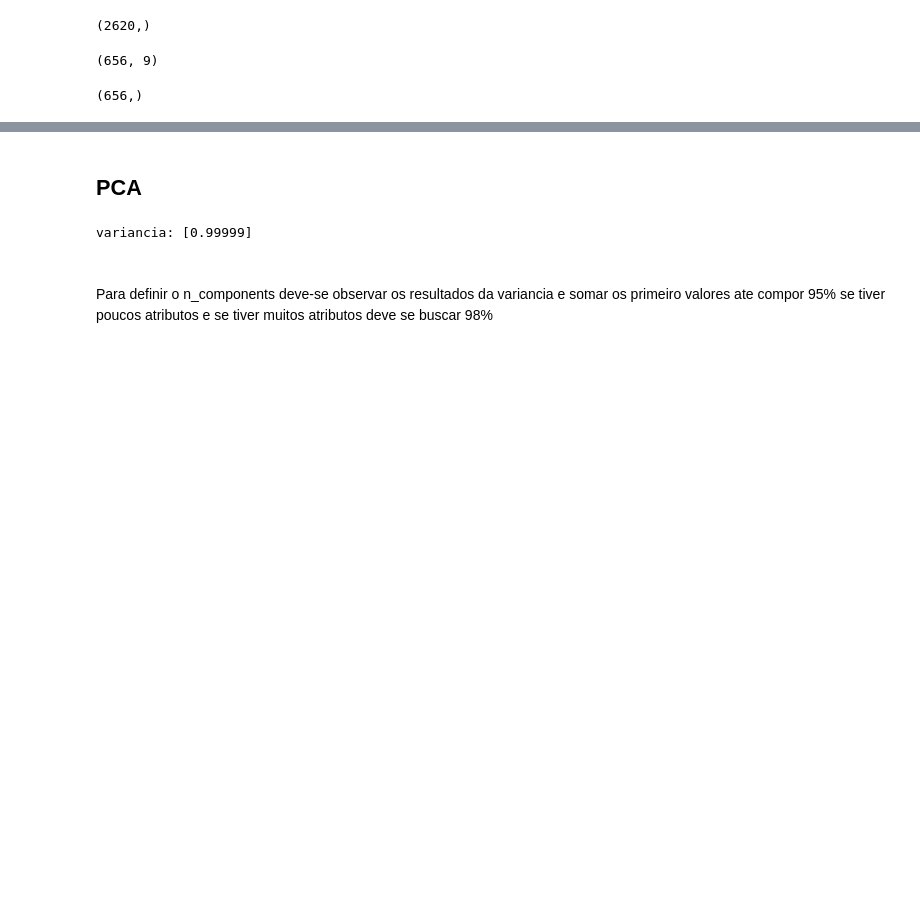
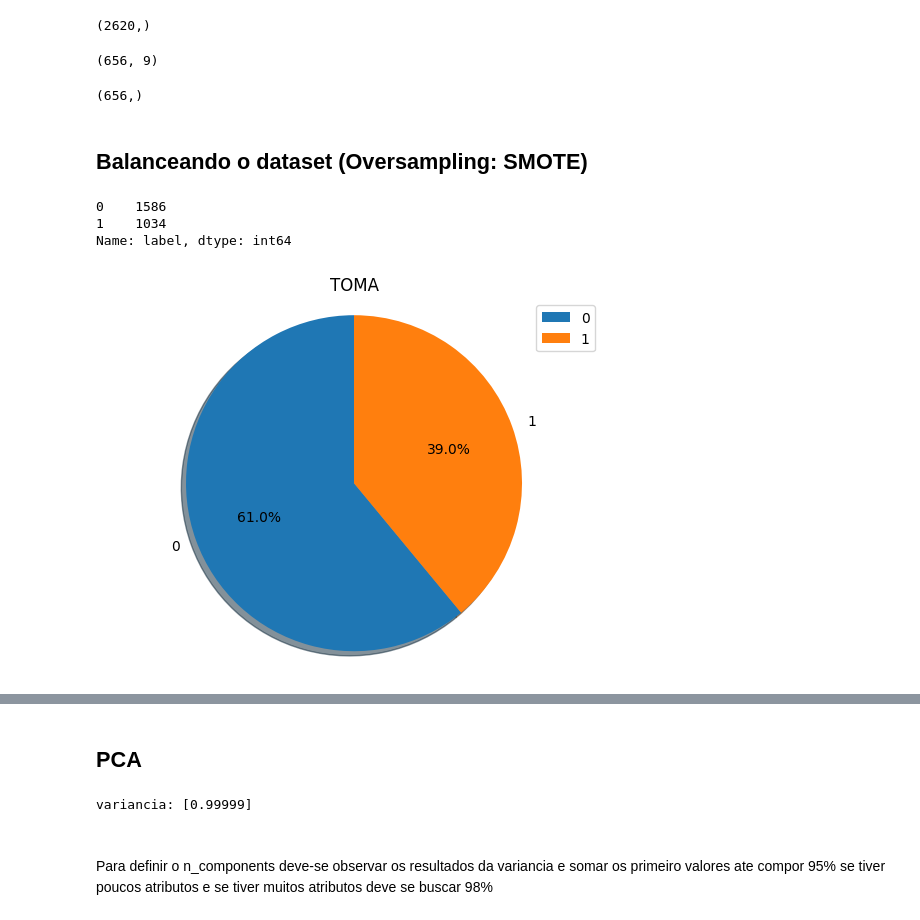
Before and after one commit to Gabriel-Meloo/classification, a Jupyter notebook: modelo_treino.ipynb, the cells around one changed output, grey strips where cells are left out. Saved outputs shown, nothing was run; the diff lists cells and outputs as text; code cells hidden in the pictures; blank space fills up the shorter version.

Commit message:
Balanceamento do dataset com oversampling(SMOTE)

```diff
--- a/modelo_treino.ipynb
+++ b/modelo_treino.ipynb
@@ -29,3 +34,24 @@ y_test.shape
 # %% [output]
 (656, 9)
 (656,)
+# %% [markdown]
+## Balanceando o dataset (Oversampling: SMOTE)
+# %%
+y_train.value_counts()
+# %% [output]
+0    1586
+1    1034
+Name: label, dtype: int64
+# %%
+labels = '0', '1'
+sizes = round((y_train.value_counts()/X_train.shape[0])*100)
+
+fig1, ax1 = plt.subplots()
+ax1.pie(sizes, labels=labels, autopct='%1.1f%%',
+        shadow=True, startangle=90)
+ax1.axis('equal')  # Equal aspect ratio ensures that pie is drawn as a circle.
+plt.title("TOMA")
+plt.legend() #["blue", "orange"], loc ="lower right"
+plt.show()
+# %% [output]
+[figure, added]
```
Also changed, not shown: parts of 50 cells of this notebook.
